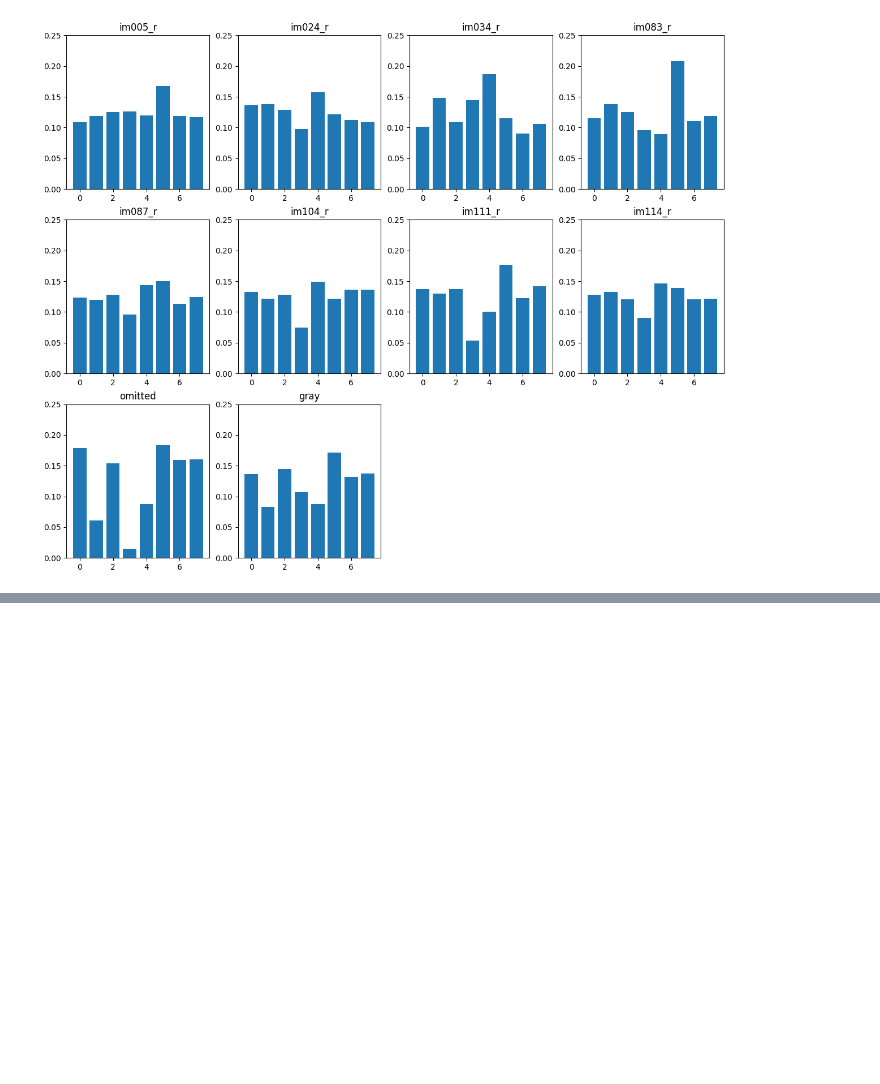
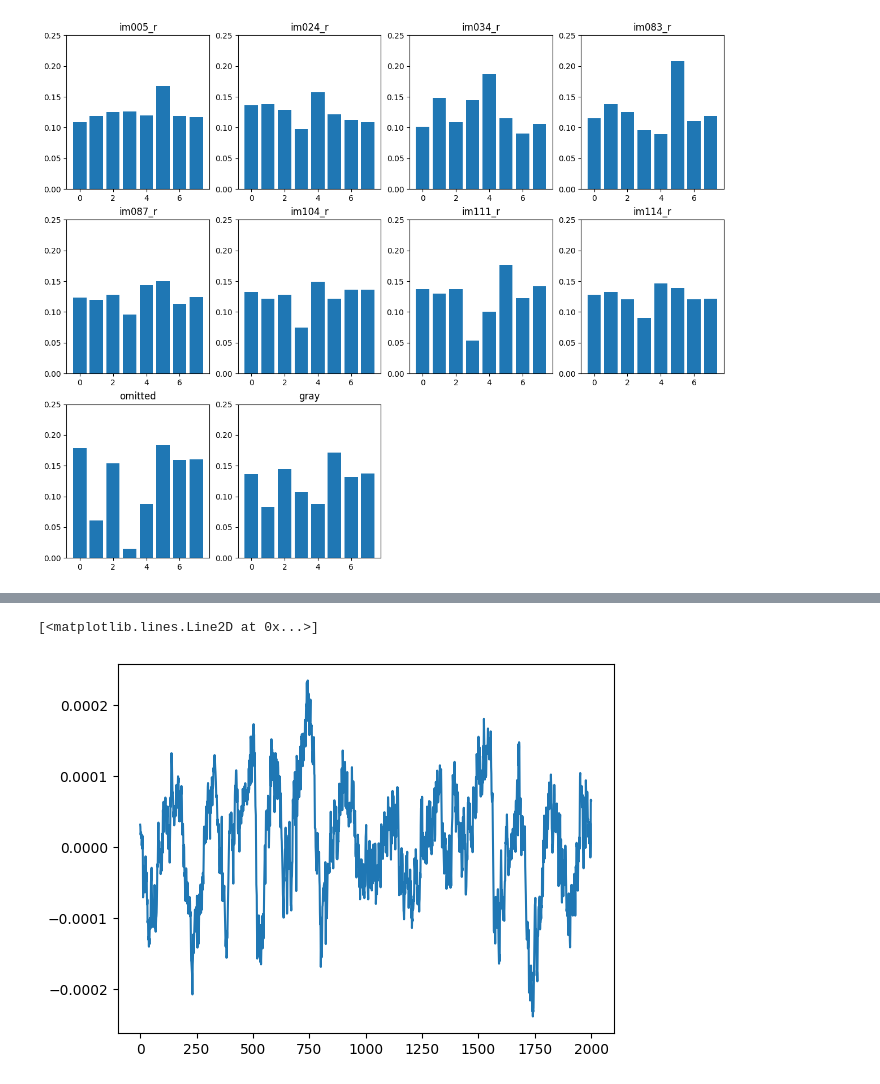
Before and after one commit to jerryjii/HMM, a Jupyter notebook: HMM_LFP.ipynb, the cells around one changed output, grey strips where cells are left out. Saved outputs shown, nothing was run; the diff lists cells and outputs as text; code cells hidden in the pictures; blank space fills up the shorter version.

```diff
--- a/HMM_LFP.ipynb
+++ b/HMM_LFP.ipynb
@@ -382,0 +458,5 @@ for i in range(3):
+# %%
+plt.plot(A_chan[0:2000])
+# %% [output]
+[<matplotlib.lines.Line2D at 0x...>]
+[figure, added]
```
Also changed, not shown: parts of 62 cells of this notebook.
